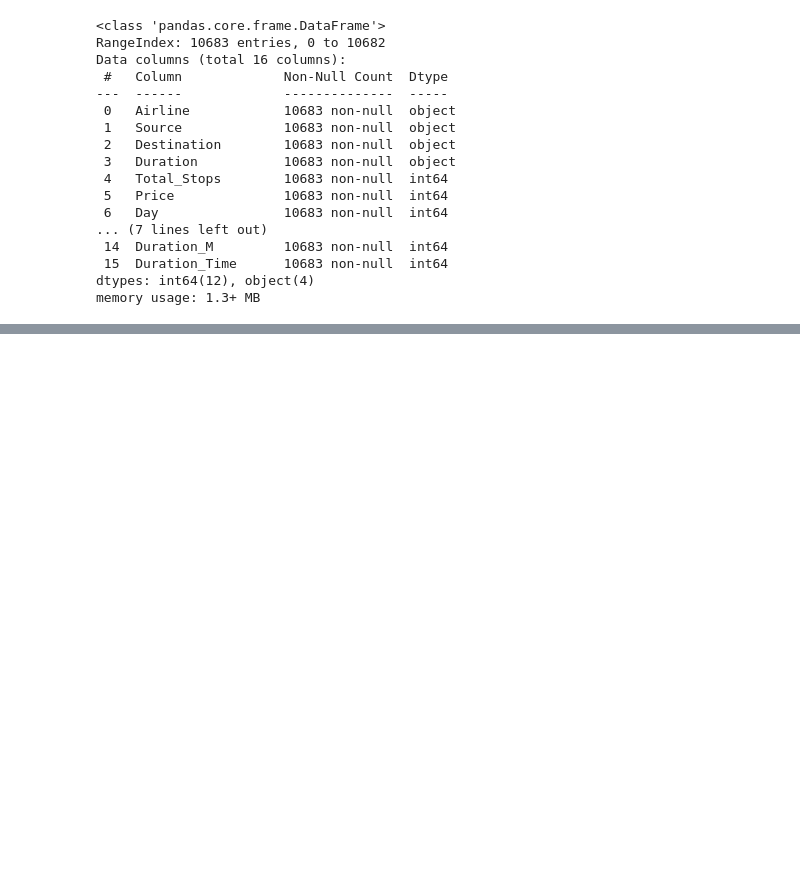
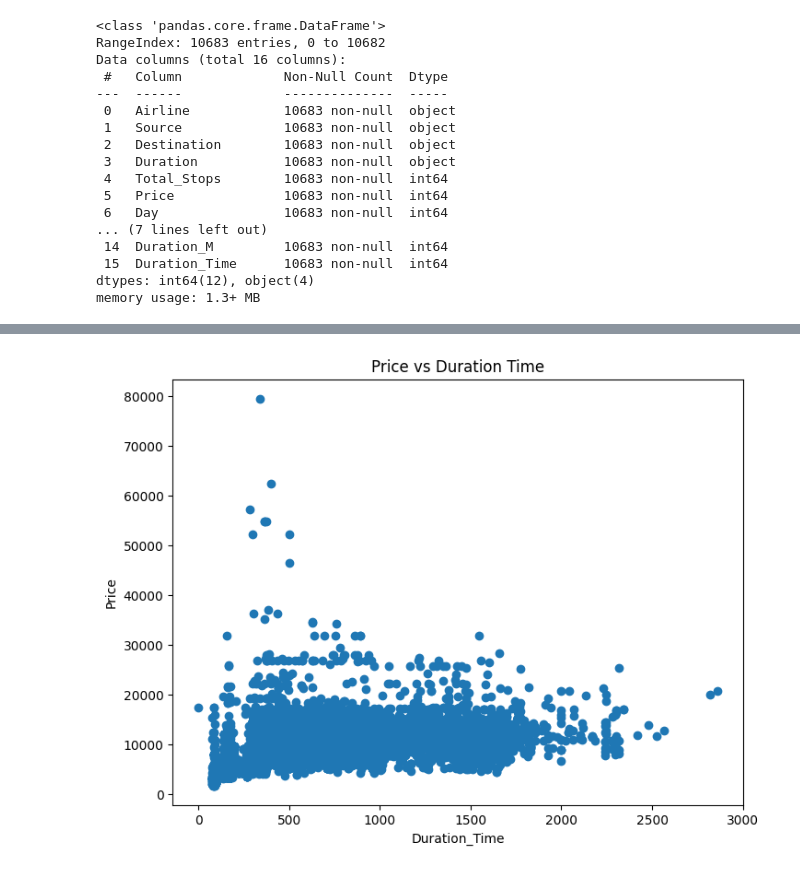
Before and after one commit to NAMPALLYMANIKANTH/Fight-Data, a Jupyter notebook: EDA_FLIGHT_PRICE.ipynb, the cells around one changed output, grey strips where cells are left out. Drawn from its saved outputs; the diff is of its cells as text; code cells hidden in the pictures; blank space fills up the shorter version.

```diff
--- a/EDA_FLIGHT_PRICE.ipynb
+++ b/EDA_FLIGHT_PRICE.ipynb
@@ -624,0 +712,9 @@ NameError: name 'columns' is not defined
+# %%
+plt.figure(figsize=(8,6))
+plt.scatter(df['Duration_Time'], df['Price'])
+plt.xlabel('Duration_Time')
+plt.ylabel('Price')
+plt.title('Price vs Duration Time')
+plt.show()
+# %% [output]
+[figure, added]
```
Also changed, not shown: parts of 16 cells of this notebook.
